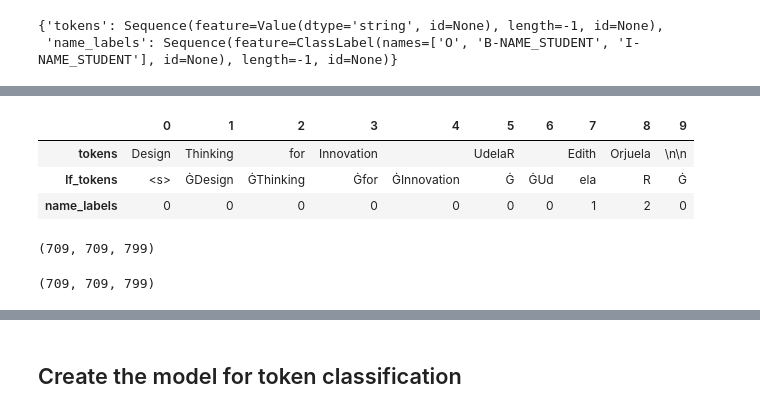
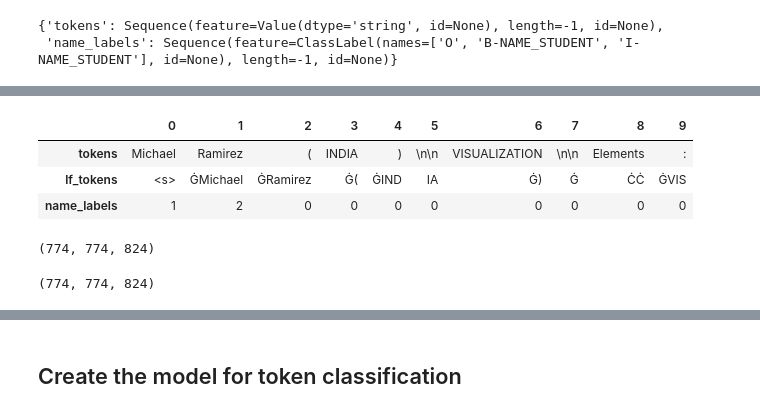
Before and after one commit to samd24/kaggle_pii_detection_removel_educational_data, a Jupyter notebook: kaggle_pii_ner_colab_longfromer.ipynb, the cells around one changed output, grey strips where cells are left out. Drawn from its saved outputs; the diff is of its cells as text; code cells hidden in the pictures.

```diff
--- a/kaggle_pii_ner_colab_longfromer.ipynb
+++ b/kaggle_pii_ner_colab_longfromer.ipynb
@@ -252,7 +250,7 @@ dataset['train'].features
 from transformers import AutoTokenizer
 
 lf_model = 'allenai/longformer-base-4096'
-lf_tokenizer = AutoTokenizer.from_pretrained(lf_model, add_prefix_space=True)
+tokenizer = AutoTokenizer.from_pretrained('allenai/longformer-base-4096', max_length=1024, add_prefix_space=True)
 # %%
 len(dataset['train'][0]['tokens']), len(dataset['train'][0]['name_labels'])
 # %% [output]
@@ -260,25 +258,25 @@ len(dataset['train'][0]['tokens']), len(dataset['train'][0]['name_labels'])
 # %%
 text = dataset['train'][0]['tokens']
-tokenized_input = lf_tokenizer(text, is_split_into_words=True)
-lf_tokens = lf_tokenizer.convert_ids_to_tokens(tokenized_input["input_ids"])
+tokenized_input = tokenizer(text, is_split_into_words=True)
+lf_tokens = tokenizer.convert_ids_to_tokens(tokenized_input["input_ids"])
 pd.DataFrame({
     'tokens': dataset['train'][0]['tokens'][:10],
     'lf_tokens': lf_tokens[:10],
     'name_labels': dataset['train'][0]['name_labels'][:10]
 }).T
 # %% [output]
 |  | 0 | 1 | 2 | 3 | 4 | 5 | 6 | 7 | 8 | 9 |
-| tokens | Design | Thinking | for | Innovation |  | UdelaR |  | Edith | Orjuela | \n\n |
-| lf_tokens | <s> | ĠDesign | ĠThinking | Ġfor | ĠInnovation | Ġ | ĠUd | ela | R | Ġ |
-| name_labels | 0 | 0 | 0 | 0 | 0 | 0 | 0 | 1 | 2 | 0 |
+| tokens | Michael | Ramirez | ( | INDIA | ) | \n\n | VISUALIZATION | \n\n | Elements | : |
+| lf_tokens | <s> | ĠMichael | ĠRamirez | Ġ( | ĠIND | IA | Ġ) | Ġ | ĊĊ | ĠVIS |
+| name_labels | 1 | 2 | 0 | 0 | 0 | 0 | 0 | 0 | 0 | 0 |
 # %%
 len(dataset['train'][0]['tokens']), len(dataset['train'][0]['name_labels']), len(lf_tokens)
 # %% [output]
-(709, 709, 799)
+(774, 774, 824)
 # %%
 len(dataset['train'][0]['name_labels']), len(text), len(lf_tokens)
 # %% [output]
-(709, 709, 799)
+(774, 774, 824)
 # %%
 # the tokenized 'tokens' result in a longer list - the logformer tokenizer splits into subwords
 # we need to align the tokens when we tokenize
```
Also changed, not shown: parts of 49 cells of this notebook, 1 other file.
